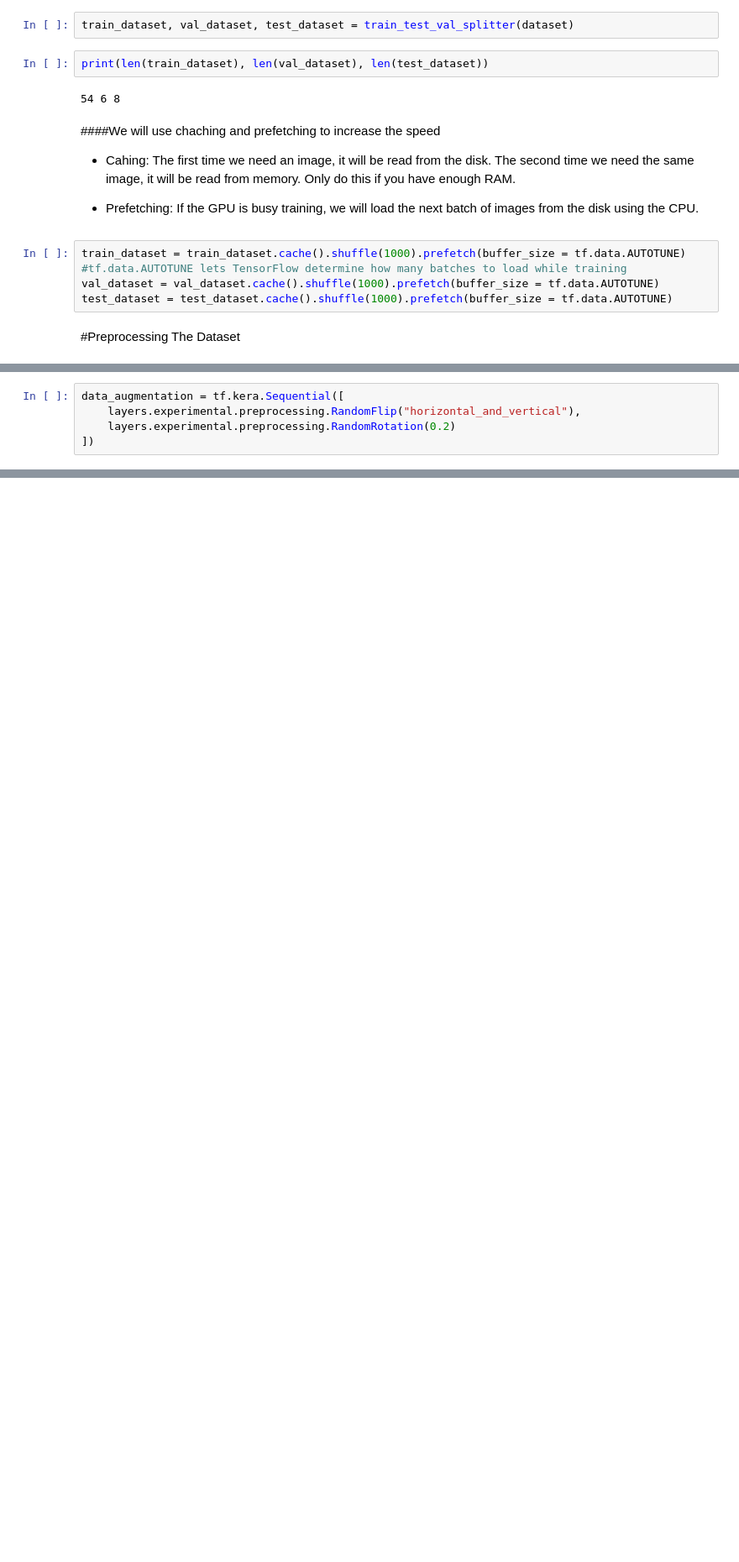
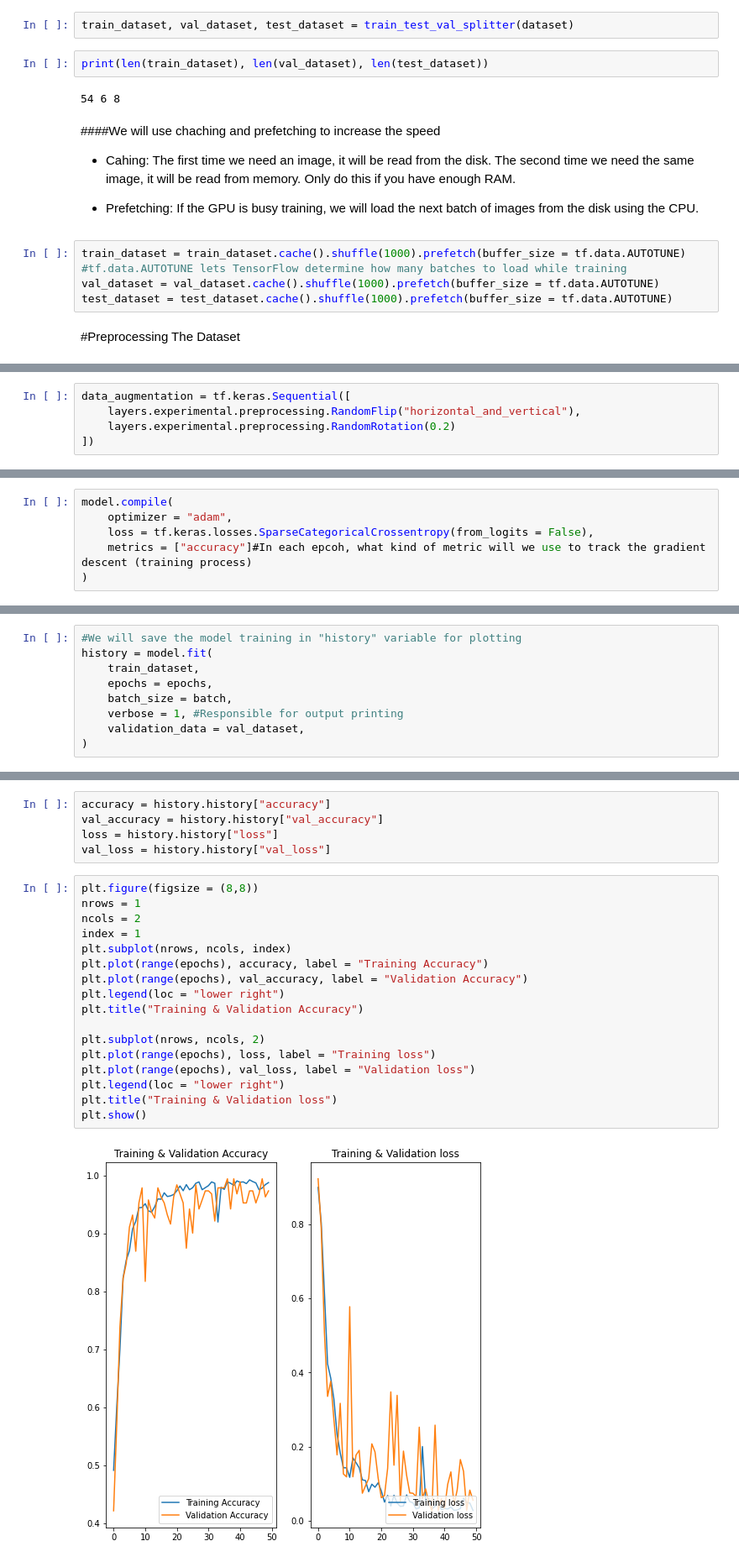
Before and after one commit to AhmedHashish123/Potato_Disease_Classification, a Jupyter notebook: Potato_Disease_Classification.ipynb, the cells around one changed output, grey strips where cells are left out. Shown at 84% size. Drawn from its saved outputs; the diff is of its cells as text; blank space fills up the shorter version.

```diff
--- a/Potato_Disease_Classification.ipynb
+++ b/Potato_Disease_Classification.ipynb
@@ -212,7 +196,7 @@ resizing_rescaling = tf.kera.Sequential([
     layers.experimental.preprocessing.Rescaling(1.0/255) #To rescale an input in the [0, 255] range to be in the [0, 1]
 ])
 # %%
-data_augmentation = tf.kera.Sequential([
+data_augmentation = tf.keras.Sequential([
     layers.experimental.preprocessing.RandomFlip("horizontal_and_vertical"),
     layers.experimental.preprocessing.RandomRotation(0.2)
 ])
@@ -218,0 +249,6 @@ data_augmentation = tf.kera.Sequential([
+# %%
+model.compile(
+    optimizer = "adam",
+    loss = tf.keras.losses.SparseCategoricalCrossentropy(from_logits = False),
+    metrics = ["accuracy"]#In each epcoh, what kind of metric will we use to track the gradient descent (training process)
+)
@@ -218,0 +257,9 @@ data_augmentation = tf.kera.Sequential([
+# %%
+#We will save the model training in "history" variable for plotting
+history = model.fit(
+    train_dataset,
+    epochs = epochs,
+    batch_size = batch,
+    verbose = 1, #Responsible for output printing
+    validation_data = val_dataset,
+)
@@ -218,0 +307,24 @@ data_augmentation = tf.kera.Sequential([
+# %%
+accuracy = history.history["accuracy"]
+val_accuracy = history.history["val_accuracy"]
+loss = history.history["loss"]
+val_loss = history.history["val_loss"]
+# %%
+plt.figure(figsize = (8,8))
+nrows = 1
+ncols = 2
+index = 1
+plt.subplot(nrows, ncols, index)
+plt.plot(range(epochs), accuracy, label = "Training Accuracy")
+plt.plot(range(epochs), val_accuracy, label = "Validation Accuracy")
+plt.legend(loc = "lower right")
+plt.title("Training & Validation Accuracy")
+
+plt.subplot(nrows, ncols, 2)
+plt.plot(range(epochs), loss, label = "Training loss")
+plt.plot(range(epochs), val_loss, label = "Validation loss")
+plt.legend(loc = "lower right")
+plt.title("Training & Validation loss")
+plt.show()
+# %% [output]
+[figure, added]
```
Also changed, not shown: parts of 26 cells of this notebook.
